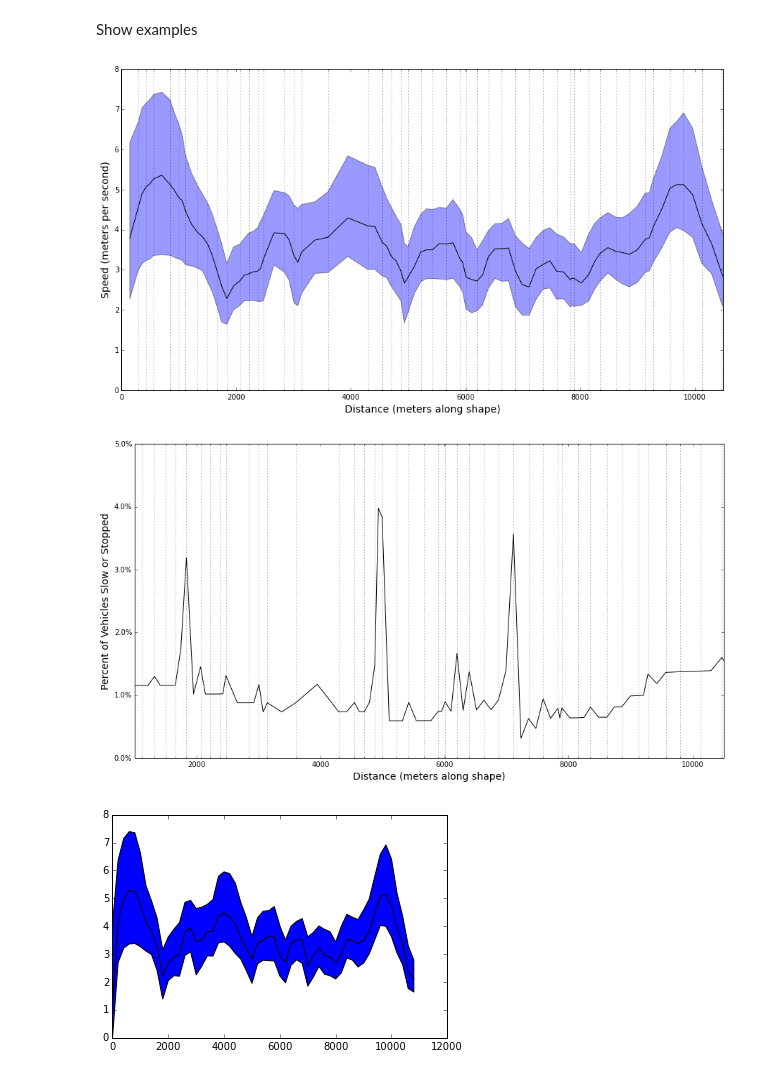
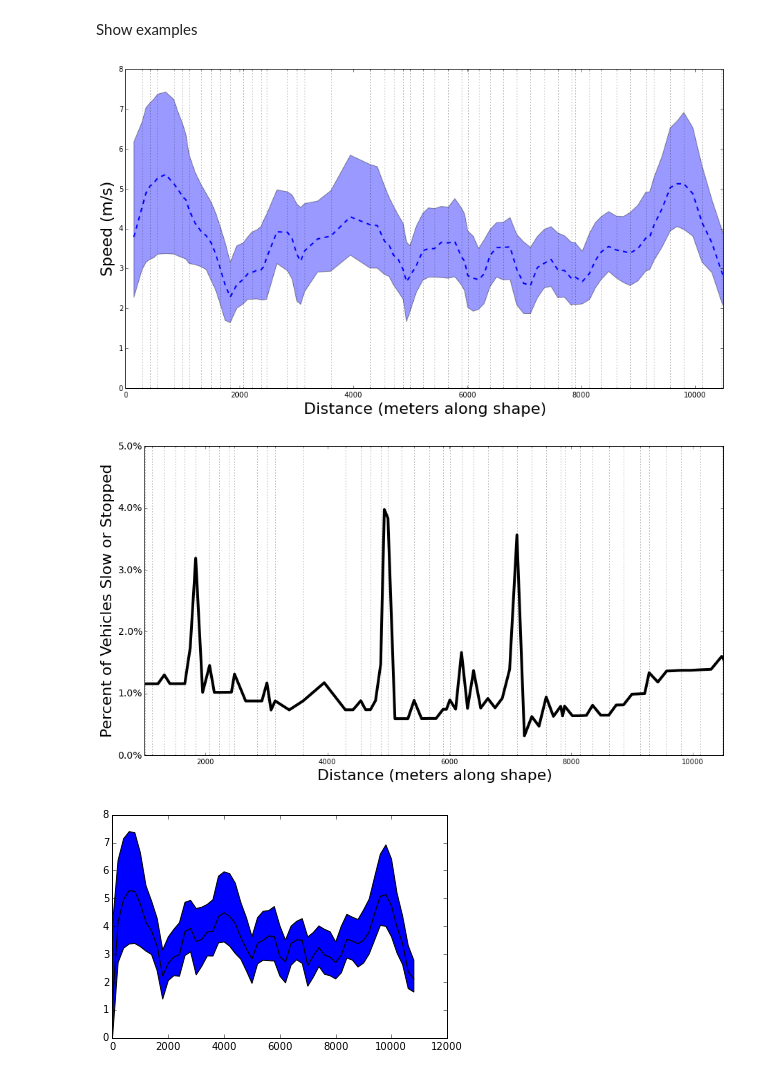
Before and after one commit to sarangof/Bus-Capstone, a Jupyter notebook: demonstration/plot_speeds_along_shape.ipynb, the cells around one changed output. Drawn from its saved outputs; the diff is of its cells as text; code cells hidden in the pictures.

```diff
--- a/demonstration/plot_speeds_along_shape.ipynb
+++ b/demonstration/plot_speeds_along_shape.ipynb
@@ -34,7 +34,7 @@ Finished loading BusTime data and calculating distances.
 # %%
 bustime_distances = bustime.drop(['recorded_time'],axis=1,inplace=False)
 bustime_distances = bustime_distances.reset_index().drop(['ROUTE_ID','TRIP_ID','trip_date','vehicle_id','recorded_time',
-                                                'latitude','longitude','distance_stop','status','destination'
+                                                'latitude','longitude','distance_stop','status','destination',
                                                 'veh_dist_along_shape'],axis=1,inplace=False)
 
 stop_distances = bustime_distances.drop_duplicates(['SHAPE_ID','STOP_ID','distance_shape'])
@@ -131,37 +131,37 @@ lower = example_df1['25%'].values
 fig, ax = pl.subplots(1,1,figsize=(15,8))
 ax.set_xticks(stop_ticks, minor=True)
 ax.xaxis.grid(True, which='minor')
-ax.plot(x, y, 'k-')
+ax.plot(x, y, '--',linewidth=2)
 
 ax.fill_between(x, lower, upper,alpha=0.4)
-pl.ylabel('Speed (meters per second)', fontsize=14)
-pl.xlabel('Distance (meters along shape)', fontsize=14)
+pl.ylabel('Speed (m/s)', fontsize=22)
+pl.xlabel('Distance (meters along shape)', fontsize=22)
 # pl.title('Moving Distribution of Resampled Average Speed According to Distance')
 pl.xlim(0,10500)
 pl.savefig('/gpfs2/projects/project-bus_capstone_2016/workspace//mu529/Bus-Capstone/plots/moving_speed_distribution.png')
 pl.show()
 # %% [output]
-[figure, old version]
+[figure, new version]
 # %%
 stop_ticks = list(stop_dist_df['distance_shape'].astype(int))
 x = list(example_df1.index.values)
 y = example_df1['stopped_count'].values/example_df1['count'].values
 fig, ax = pl.subplots(1,1,figsize=(15,8))
 ax.set_xticks(stop_ticks, minor=True)
 
 ax.xaxis.grid(True, which='minor')
-ax.plot(x, y, 'k-')
-pl.ylabel('Percent of Vehicles Slow or Stopped', fontsize=14)
-pl.xlabel('Distance (meters along shape)', fontsize=14)
+ax.plot(x, y, 'k-',linewidth=4,color='black')
+pl.ylabel('Percent of Vehicles Slow or Stopped', fontsize=22)
+pl.xlabel('Distance (meters along shape)', fontsize=22)
 # pl.title('Percent of Vehicles at Slow or Stopped Speed According to Distance')
 pl.xlim(1000,10500)
 pl.ylim(0,0.05)
 vals = ax.get_yticks()
-ax.set_yticklabels(['{:2.1f}%'.format(x*100) for x in vals])
+ax.set_yticklabels(['{:2.1f}%'.format(x*100) for x in vals],fontsize=14)
 pl.savefig('/gpfs2/projects/project-bus_capstone_2016/workspace//mu529/Bus-Capstone/plots/percent_vehicles_slow_or_stopped.png')
 pl.show()
 # %% [output]
-[figure, old version]
+[figure, new version]
 # %%
 example_df2 = speeds_along_shape_ticks(bustime.query('SHAPE_ID == "B1O0243"'))
 # %%
```
Also changed, not shown: parts of 2 cells of this notebook, 6 other files.
